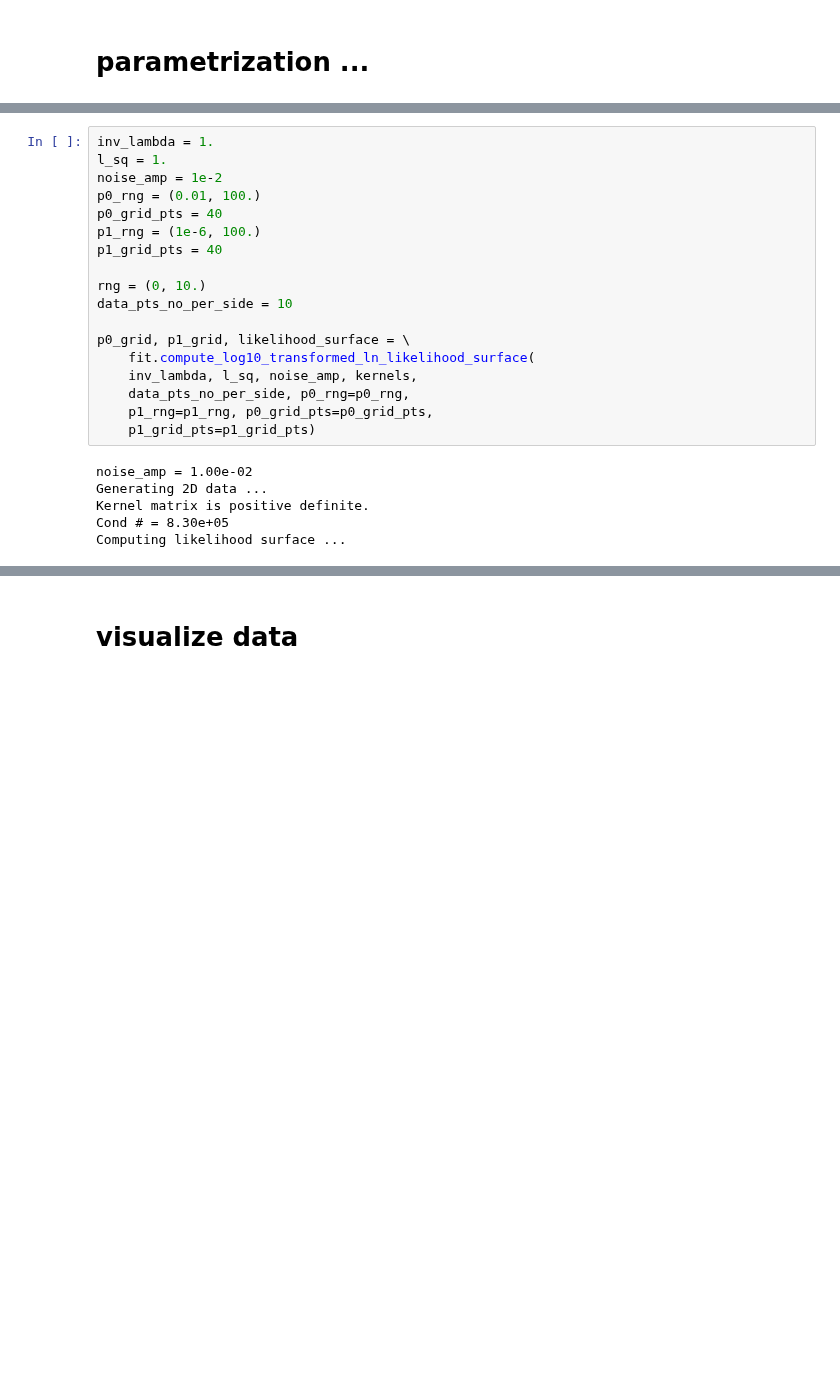
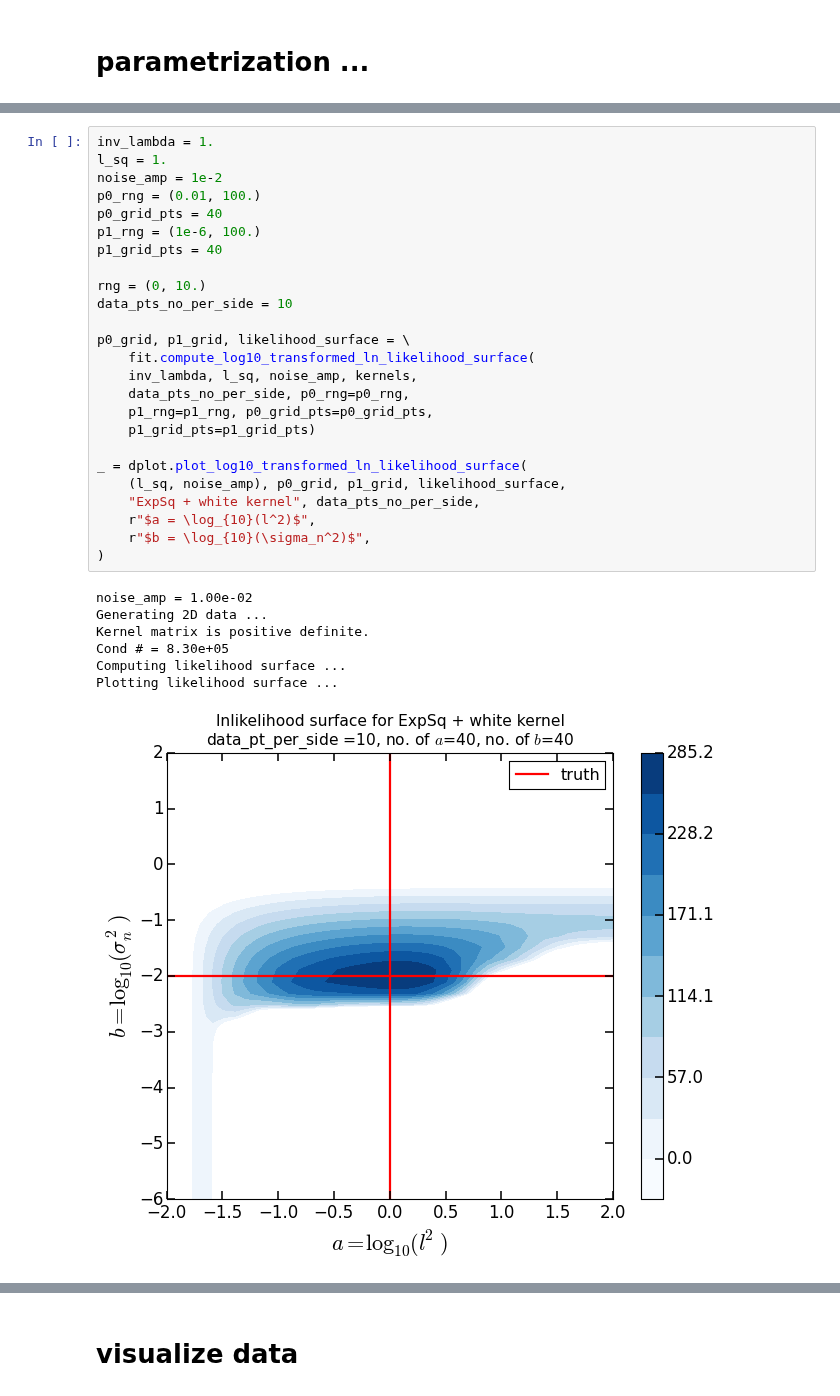
Before and after one commit to karenyyng/shear_gp, a Jupyter notebook: prototypes/visualize_likelihood_surface_w_WhiteKernel.ipynb, the cells around one changed output, grey strips where cells are left out. Cells and saved outputs as stored; diff of their text form; blank space fills up the shorter version.

```diff
--- a/prototypes/visualize_likelihood_surface_w_WhiteKernel.ipynb
+++ b/prototypes/visualize_likelihood_surface_w_WhiteKernel.ipynb
@@ -46,25 +83,34 @@ $$K = \lambda^{-1} \exp\left(\frac{-r^2}{2l^2}\right) + \sigma_n^2 I$$
 # %%
 inv_lambda = 1.
 l_sq = 1.
 noise_amp = 1e-2
 p0_rng = (0.01, 100.)
 p0_grid_pts = 40
 p1_rng = (1e-6, 100.)
 p1_grid_pts = 40
 
 rng = (0, 10.)
 data_pts_no_per_side = 10
 
 p0_grid, p1_grid, likelihood_surface = \
     fit.compute_log10_transformed_ln_likelihood_surface(
     inv_lambda, l_sq, noise_amp, kernels,
     data_pts_no_per_side, p0_rng=p0_rng,
     p1_rng=p1_rng, p0_grid_pts=p0_grid_pts,
     p1_grid_pts=p1_grid_pts)
+
+_ = dplot.plot_log10_transformed_ln_likelihood_surface(
+    (l_sq, noise_amp), p0_grid, p1_grid, likelihood_surface,
+    "ExpSq + white kernel", data_pts_no_per_side,
+    r"$a = \log_{10}(l^2)$",
+    r"$b = \log_{10}(\sigma_n^2)$",
+)
 # %% [output]
 noise_amp = 1.00e-02
 Generating 2D data ...
 Kernel matrix is positive definite.
 Cond # = 8.30e+05
 Computing likelihood surface ...
+Plotting likelihood surface ...
+[figure, added]
 # %%
```
Also changed, not shown: parts of 12 cells of this notebook, 2 other files.
